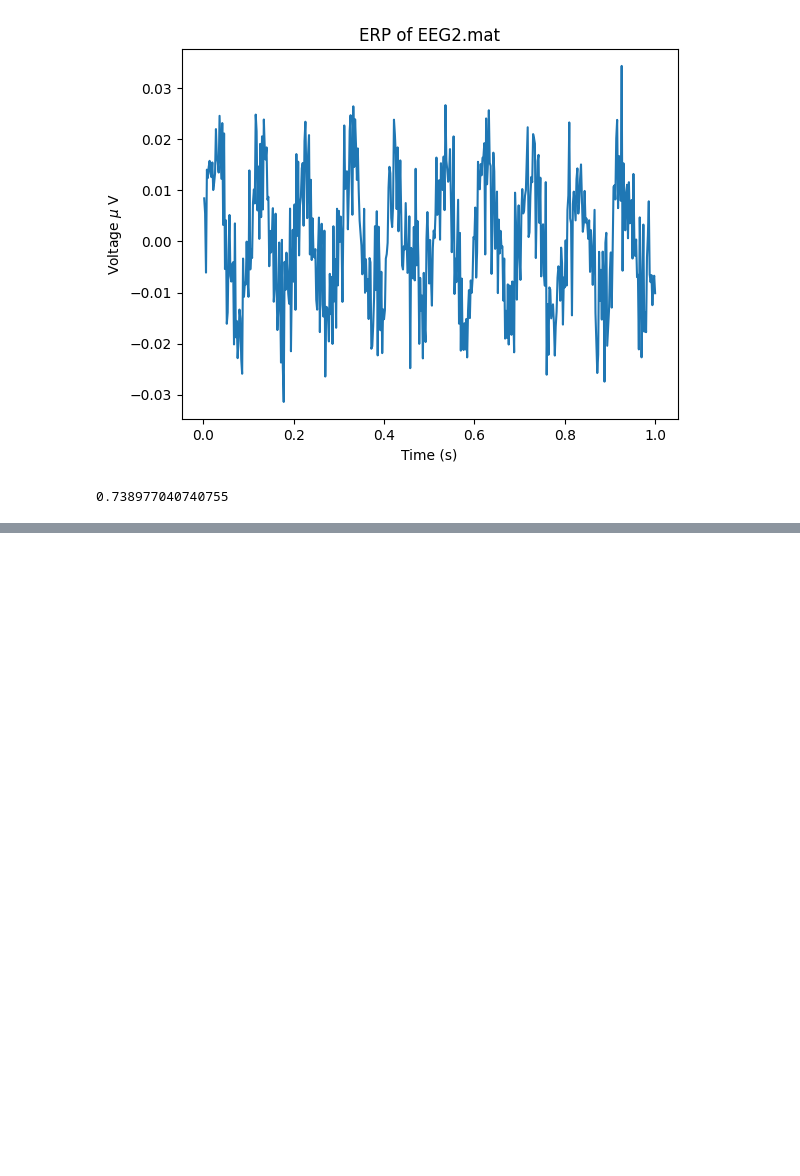
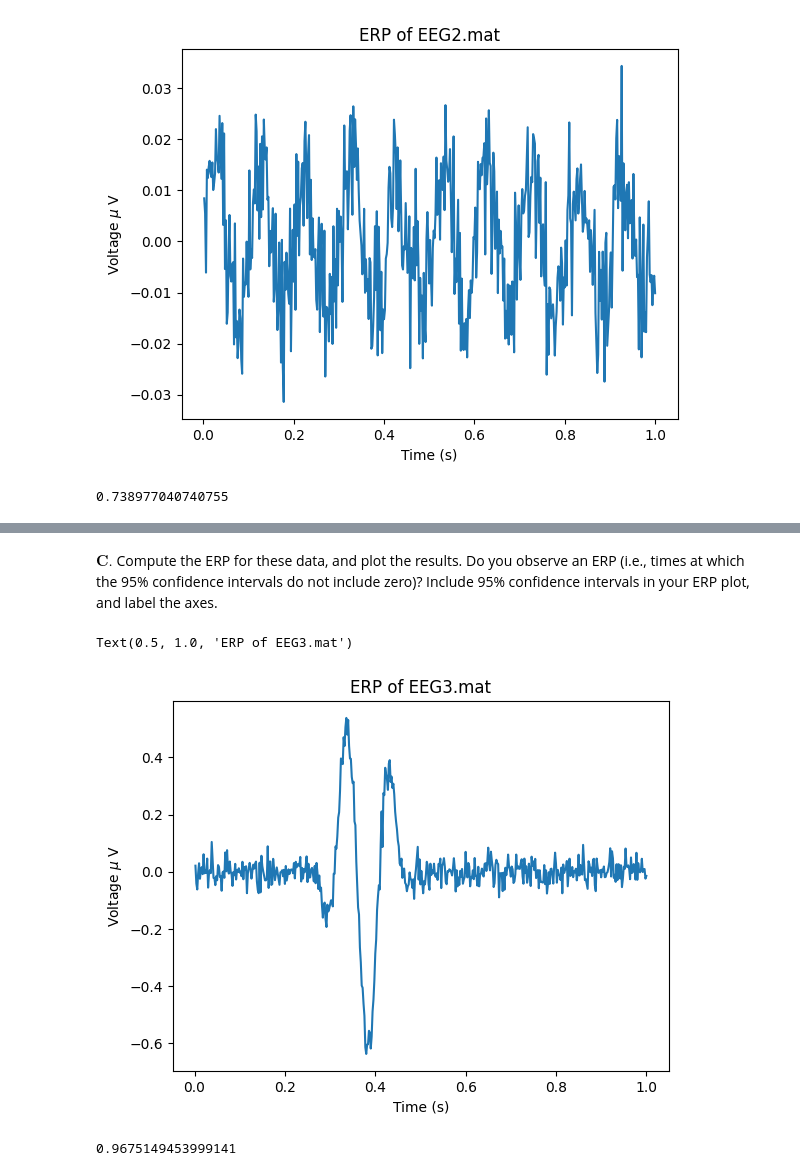
Before and after one commit to witchofizalith/MA665_HW, a Jupyter notebook: Assignment5_ERP/HW5.ipynb, the cells around one changed output, grey strips where cells are left out. Saved outputs shown, nothing was run; the diff lists cells and outputs as text; code cells hidden in the pictures; blank space fills up the shorter version.

```diff
--- a/Assignment5_ERP/HW5.ipynb
+++ b/Assignment5_ERP/HW5.ipynb
@@ -100,0 +163,20 @@ Explain in a few sentences the results of your analysis, as you would to a colla
+# %% [markdown]
+ $\textbf{C.}$ Compute the ERP for these data, and plot the results. Do you observe an ERP (i.e., times at which the 95% confidence intervals do not include zero)? Include 95% confidence intervals in your ERP plot, and label the axes.
+# %%
+ERP3 = np.mean(EEG3,0)
+# %%
+plt.plot(t, ERP3)                               # Plot the ERP for each condition.
+plt.xlabel('Time (s)')                                 # ... label the axes
+plt.ylabel('Voltage $\mu$ V')
+plt.title('ERP of EEG3.mat')
+# %% [output]
+Text(0.5, 1.0, 'ERP of EEG3.mat')
+[figure, added]
+# %%
+sd3 = np.std(EEG3, 0) #compute the std across trials
+print(sd3[0])
+mn3 = EEG3.mean(0) #this is the mean across trials
+
+sdmn3 = sd3/np.sqrt(ntrials3)
+# %% [output]
+0.9675149453999141
```
Also changed, not shown: parts of 34 cells of this notebook.
